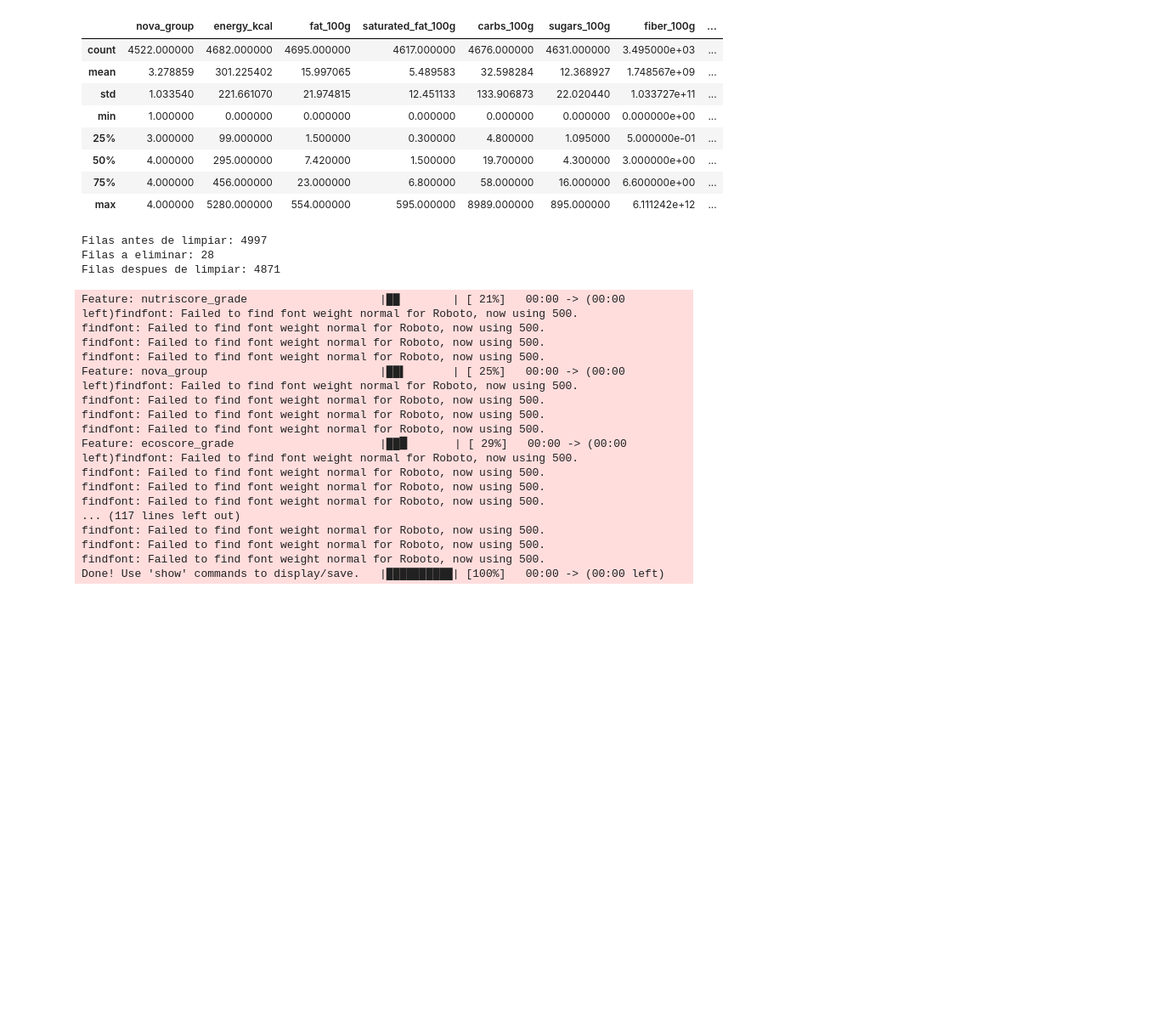
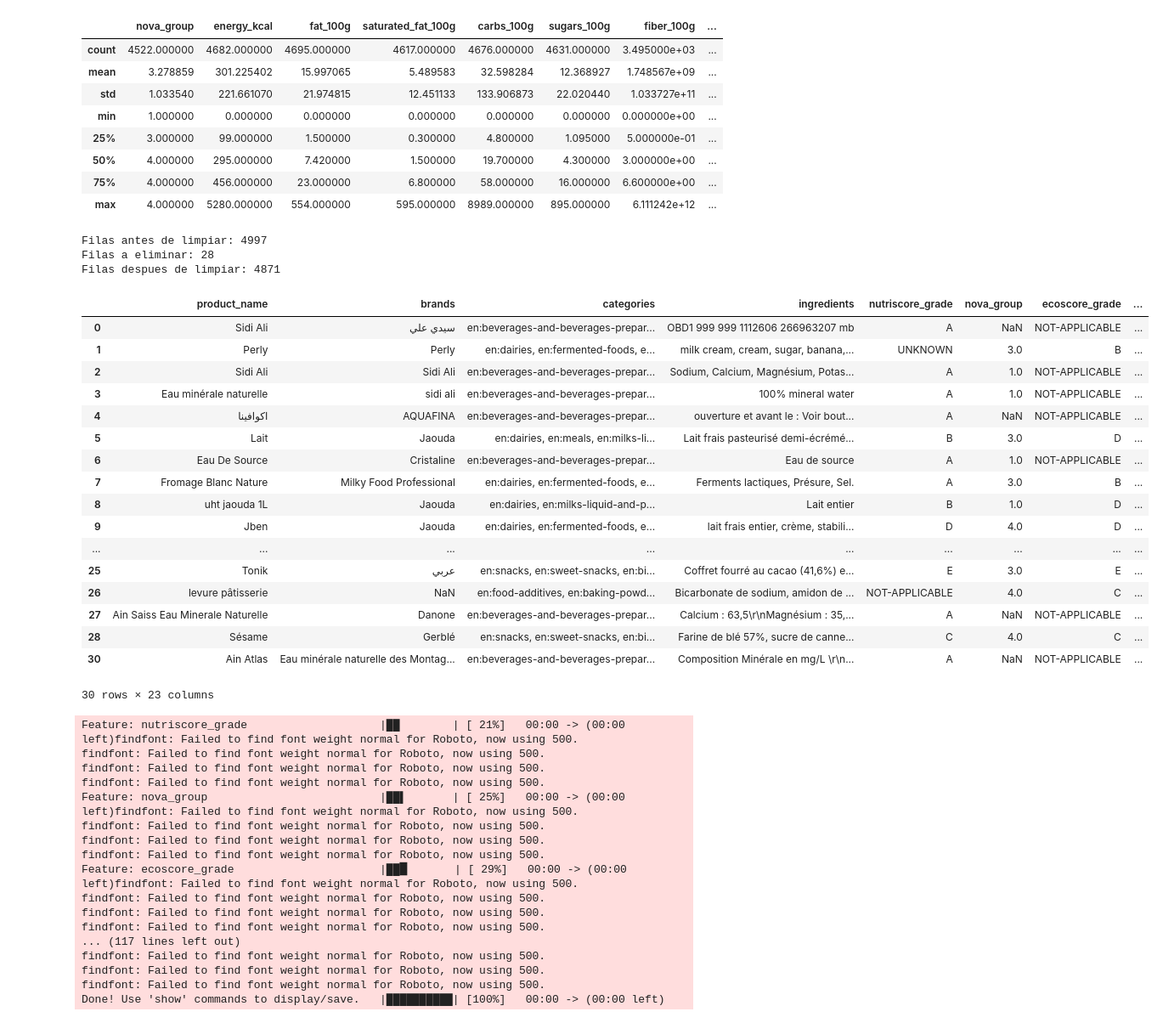
Before and after one commit to SantiWilli/TPEspecialFundamentos, a Jupyter notebook: entrega.ipynb, the cells around one changed output. Shown at 85% size. Cells and saved outputs as stored; diff of their text form; code cells hidden in the pictures; blank space fills up the shorter version.

```diff
--- a/entrega.ipynb
+++ b/entrega.ipynb
@@ -106,33 +106,53 @@ fuera_rango = (
 ).any(axis=1)
 
 calorias_invalidas = (
     df["energy_kcal"].lt(0) | df["energy_kcal"].gt(900)
 )
 
 grasas_invalidas = (
     df["saturated_fat_100g"] > df["fat_100g"]
 )
 
 azucares_invalidos = (
     df["sugars_100g"] > df["carbs_100g"]
 )
 
 eliminar = (
     fuera_rango |
     calorias_invalidas |
     grasas_invalidas |
     azucares_invalidos
 )
 
 print("Filas a eliminar:", eliminar.sum())
 
 df = df.loc[~eliminar].copy()
 
 print("Filas despues de limpiar:", len(df))
+
+df.head(30)
 # %% [output]
 Filas antes de limpiar: 4997
 Filas a eliminar: 28
 Filas despues de limpiar: 4871
+|  | product_name | brands | categories | ingredients | nutriscore_grade | nova_group | ecoscore_grade | ... |
+| 0 | Sidi Ali | سيدي علي | en:beverages-and-beverages-prepar... | OBD1 999 999 1112606 266963207 mb | A | NaN | NOT-APPLICABLE | ... |
+| 1 | Perly | Perly | en:dairies, en:fermented-foods, e... | milk cream, cream, sugar, banana,... | UNKNOWN | 3.0 | B | ... |
+| 2 | Sidi Ali | Sidi Ali | en:beverages-and-beverages-prepar... | Sodium, Calcium, Magnésium, Potas... | A | 1.0 | NOT-APPLICABLE | ... |
+| 3 | Eau minérale naturelle | sidi ali | en:beverages-and-beverages-prepar... | 100% mineral water | A | 1.0 | NOT-APPLICABLE | ... |
+| 4 | اكوافينا | AQUAFINA | en:beverages-and-beverages-prepar... | ouverture et avant le : Voir bout... | A | NaN | NOT-APPLICABLE | ... |
+| 5 | Lait | Jaouda | en:dairies, en:meals, en:milks-li... | Lait frais pasteurisé demi-écrémé... | B | 3.0 | D | ... |
+| 6 | Eau De Source | Cristaline | en:beverages-and-beverages-prepar... | Eau de source | A | 1.0 | NOT-APPLICABLE | ... |
+| 7 | Fromage Blanc Nature | Milky Food Professional | en:dairies, en:fermented-foods, e... | Ferments lactiques, Présure, Sel. | A | 3.0 | B | ... |
+| 8 | uht jaouda 1L | Jaouda | en:dairies, en:milks-liquid-and-p... | Lait entier | B | 1.0 | D | ... |
+| 9 | Jben | Jaouda | en:dairies, en:fermented-foods, e... | lait frais entier, crème, stabili... | D | 4.0 | D | ... |
+| ... | ... | ... | ... | ... | ... | ... | ... | ... |
+| 25 | Tonik | عربي | en:snacks, en:sweet-snacks, en:bi... | Coffret fourré au cacao (41,6%) e... | E | 3.0 | E | ... |
+| 26 | levure pâtisserie | NaN | en:food-additives, en:baking-powd... | Bicarbonate de sodium, amidon de ... | NOT-APPLICABLE | 4.0 | C | ... |
+| 27 | Ain Saiss Eau Minerale Naturelle | Danone | en:beverages-and-beverages-prepar... | Calcium : 63,5\r\nMagnésium : 35,... | A | NaN | NOT-APPLICABLE | ... |
+| 28 | Sésame | Gerblé | en:snacks, en:sweet-snacks, en:bi... | Farine de blé 57%, sucre de canne... | C | 4.0 | C | ... |
+| 30 | Ain Atlas | Eau minérale naturelle des Montag... | en:beverages-and-beverages-prepar... | Composition Minérale en mg/L \r\n... | A | NaN | NOT-APPLICABLE | ... |
+30 rows × 23 columns
 # %%
 import sweetviz as sv
 
```
Also changed, not shown: parts of 6 cells of this notebook.
